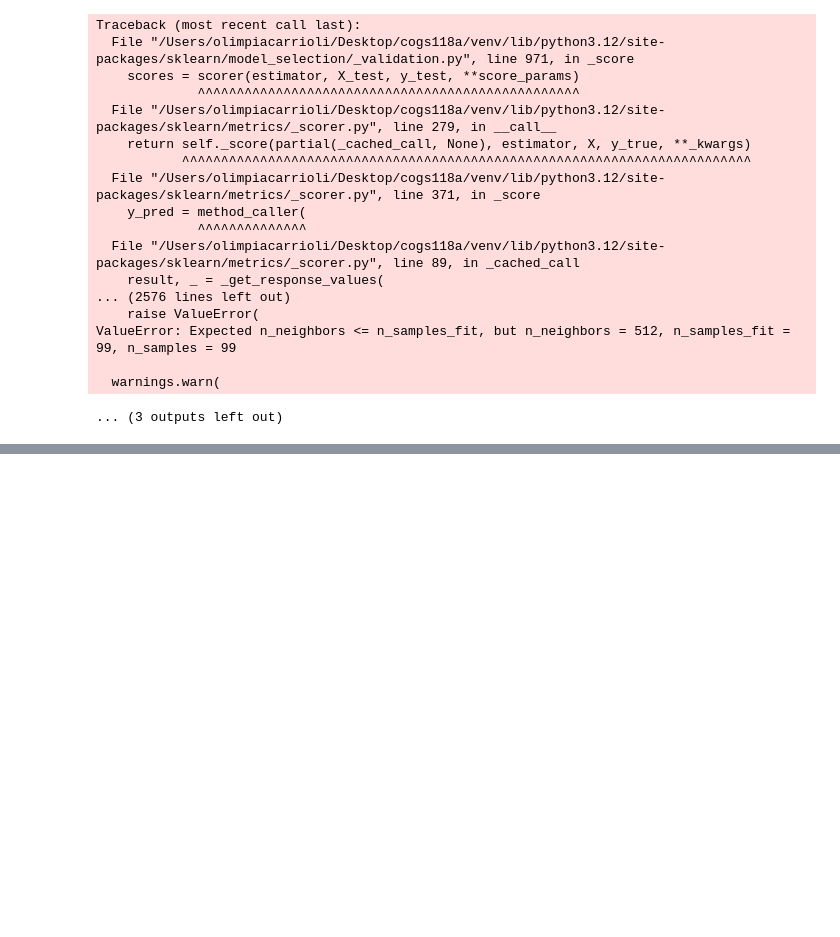
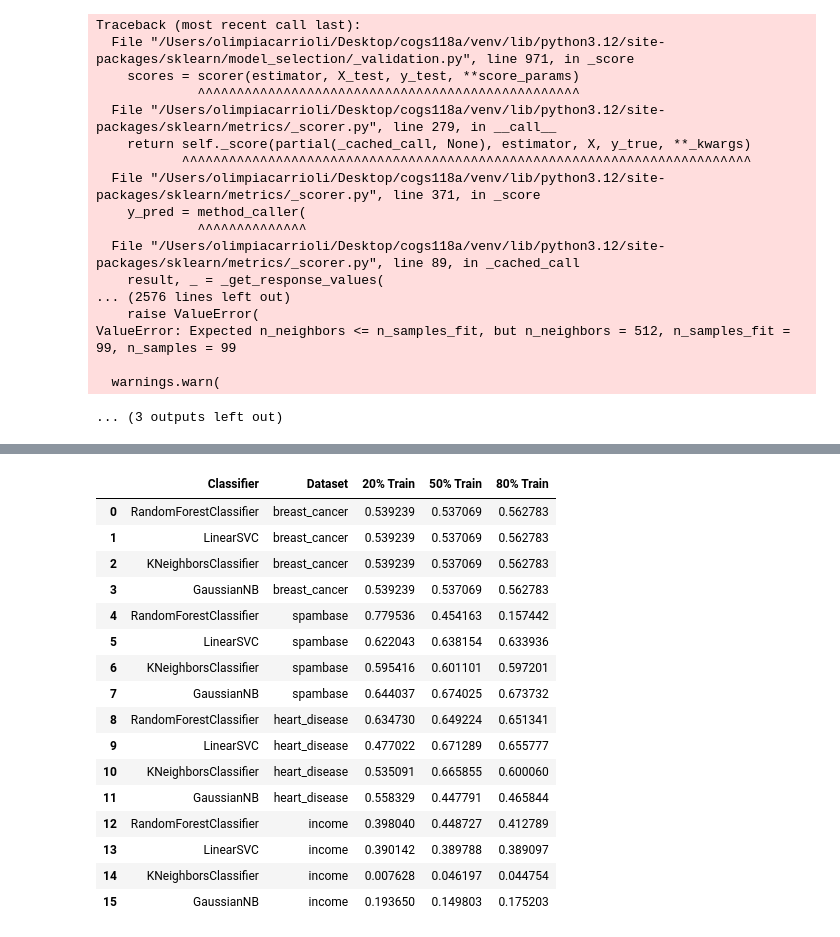
Before and after one commit to holliwood8/final-project, a Jupyter notebook: final-project.ipynb, the cells around one changed output, grey strips where cells are left out. Saved outputs shown, nothing was run; the diff lists cells and outputs as text; code cells hidden in the pictures; blank space fills up the shorter version.

```diff
--- a/final-project.ipynb
+++ b/final-project.ipynb
@@ -346,0 +378,21 @@ plot_hyperparam_heatmap(
+# %%
+partition_comparison_f1 = summarize_partition_comparison_all_datasets(trainer, metric='test_f1')
+partition_comparison_f1
+# %% [output]
+|  | Classifier | Dataset | 20% Train | 50% Train | 80% Train |
+| 0 | RandomForestClassifier | breast_cancer | 0.539239 | 0.537069 | 0.562783 |
+| 1 | LinearSVC | breast_cancer | 0.539239 | 0.537069 | 0.562783 |
+| 2 | KNeighborsClassifier | breast_cancer | 0.539239 | 0.537069 | 0.562783 |
+| 3 | GaussianNB | breast_cancer | 0.539239 | 0.537069 | 0.562783 |
+| 4 | RandomForestClassifier | spambase | 0.779536 | 0.454163 | 0.157442 |
+| 5 | LinearSVC | spambase | 0.622043 | 0.638154 | 0.633936 |
+| 6 | KNeighborsClassifier | spambase | 0.595416 | 0.601101 | 0.597201 |
+| 7 | GaussianNB | spambase | 0.644037 | 0.674025 | 0.673732 |
+| 8 | RandomForestClassifier | heart_disease | 0.634730 | 0.649224 | 0.651341 |
+| 9 | LinearSVC | heart_disease | 0.477022 | 0.671289 | 0.655777 |
+| 10 | KNeighborsClassifier | heart_disease | 0.535091 | 0.665855 | 0.600060 |
+| 11 | GaussianNB | heart_disease | 0.558329 | 0.447791 | 0.465844 |
+| 12 | RandomForestClassifier | income | 0.398040 | 0.448727 | 0.412789 |
+| 13 | LinearSVC | income | 0.390142 | 0.389788 | 0.389097 |
+| 14 | KNeighborsClassifier | income | 0.007628 | 0.046197 | 0.044754 |
+| 15 | GaussianNB | income | 0.193650 | 0.149803 | 0.175203 |
```
Also changed, not shown: parts of 20 cells of this notebook, 4 other files.
